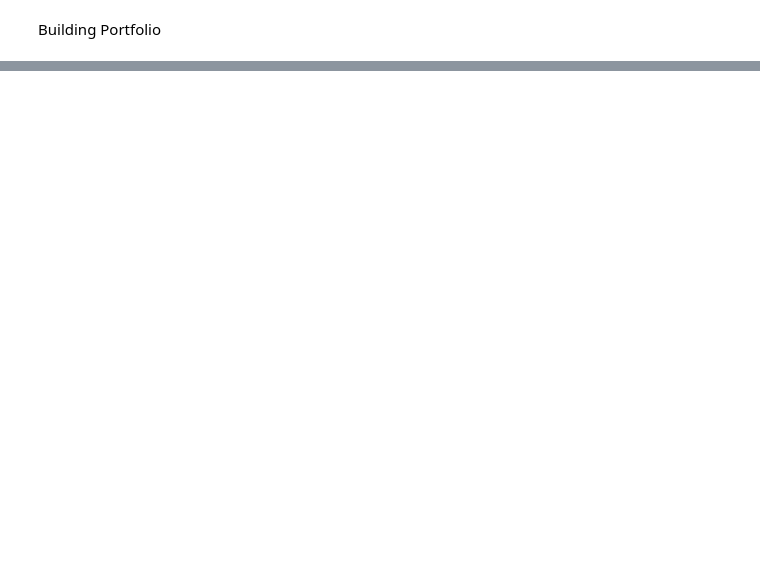
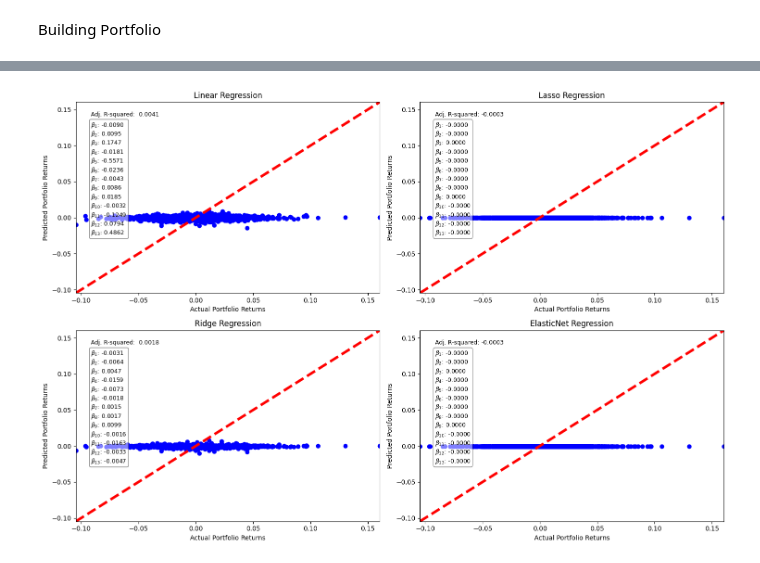
Before and after one commit to AlgoGators/factor_model, a Jupyter notebook: factorModeling.ipynb, the cells around one changed output, grey strips where cells are left out. Saved outputs shown, nothing was run; the diff lists cells and outputs as text; code cells hidden in the pictures; blank space fills up the shorter version.

```diff
--- a/factorModeling.ipynb
+++ b/factorModeling.ipynb
@@ -104,0 +79,3 @@ GridSearchCV(cv=TimeSeriesSplit(gap=0, max_train_size=None, n_splits=5, test_siz
+# %%
+combined_returns = utils.prepare_data(portfolio_returns, factor_returns)
+combined_returns.head()
@@ -104,0 +89,5 @@ GridSearchCV(cv=TimeSeriesSplit(gap=0, max_train_size=None, n_splits=5, test_siz
+# %%
+# Define independent variable (features) and dependent variable
+X = combined_returns[[factor_name for factor_name in factor_symbols.values()]]
+Y = combined_returns['Portfolio Return']
+X, Y
@@ -104,0 +112,11 @@ GridSearchCV(cv=TimeSeriesSplit(gap=0, max_train_size=None, n_splits=5, test_siz
+# %%
+# Perform grid search to find optimal alpha for Lasso and ElasticNet
+lasso_params, elasticnet_params = utils.perform_grid_search(X, Y)
+
+# Perform different regressions using the optimal alphas
+models = utils.perform_different_regressions(X, Y, lasso_params['alpha'], elasticnet_params['alpha'])
+
+# Plot results for each regression model
+utils.plot_all_regression_results(X, Y, models)
+# %% [output]
+[figure, added]
```
Also changed, not shown: parts of 13 cells of this notebook, 1 other file.
